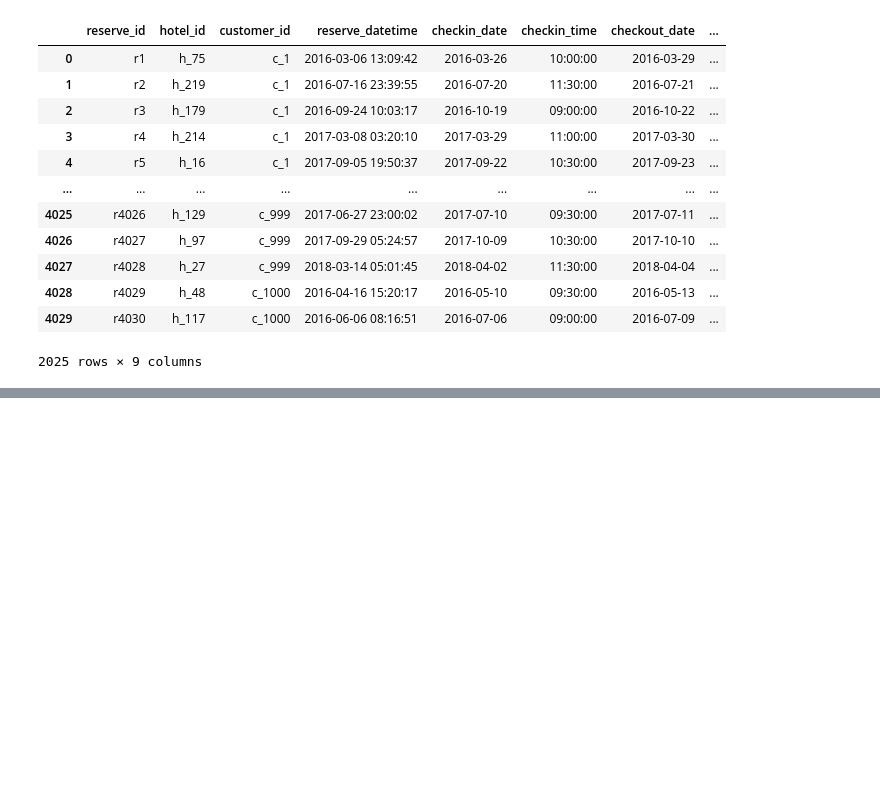
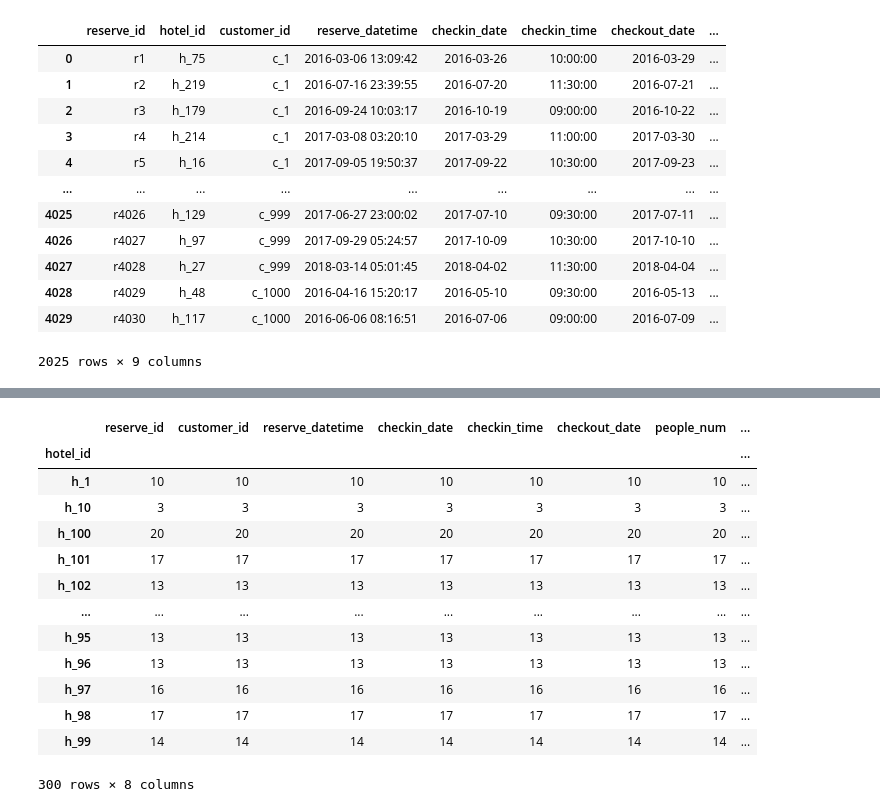
Before and after one commit to parktaeshin/book, a Jupyter notebook: 데이터전처리대전/01, 02.ipynb, the cells around one changed output, grey strips where cells are left out. Drawn from its saved outputs; the diff is of its cells as text; code cells hidden in the pictures; blank space fills up the shorter version.

```diff
--- a/데이터전처리대전/01, 02.ipynb
+++ b/데이터전처리대전/01, 02.ipynb
@@ -161,0 +186,17 @@ reserve_tb.loc[reserve_tb["customer_id"].isin(target)]
+# %%
+reserve_tb.groupby("hotel_id").count()
+# %% [output]
+|  | reserve_id | customer_id | reserve_datetime | checkin_date | checkin_time | checkout_date | people_num | ... |
+| hotel_id |  |  |  |  |  |  |  | ... |
+| h_1 | 10 | 10 | 10 | 10 | 10 | 10 | 10 | ... |
+| h_10 | 3 | 3 | 3 | 3 | 3 | 3 | 3 | ... |
+| h_100 | 20 | 20 | 20 | 20 | 20 | 20 | 20 | ... |
+| h_101 | 17 | 17 | 17 | 17 | 17 | 17 | 17 | ... |
+| h_102 | 13 | 13 | 13 | 13 | 13 | 13 | 13 | ... |
+| ... | ... | ... | ... | ... | ... | ... | ... | ... |
+| h_95 | 13 | 13 | 13 | 13 | 13 | 13 | 13 | ... |
+| h_96 | 13 | 13 | 13 | 13 | 13 | 13 | 13 | ... |
+| h_97 | 16 | 16 | 16 | 16 | 16 | 16 | 16 | ... |
+| h_98 | 17 | 17 | 17 | 17 | 17 | 17 | 17 | ... |
+| h_99 | 14 | 14 | 14 | 14 | 14 | 14 | 14 | ... |
+300 rows × 8 columns
```
Also changed, not shown: parts of 29 cells of this notebook.
